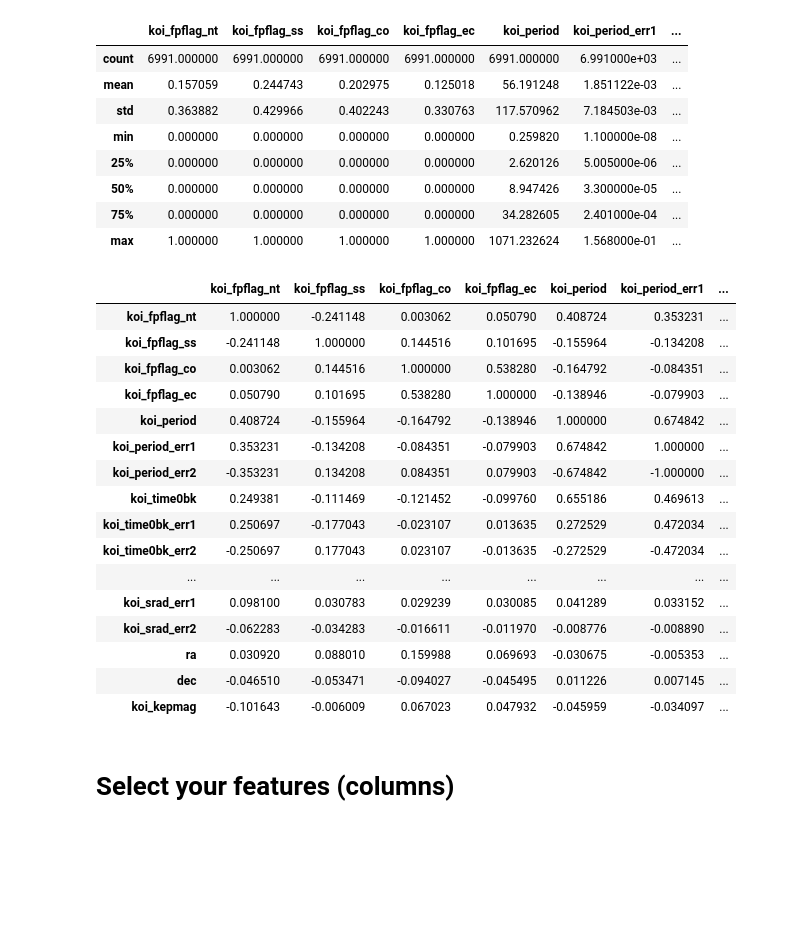
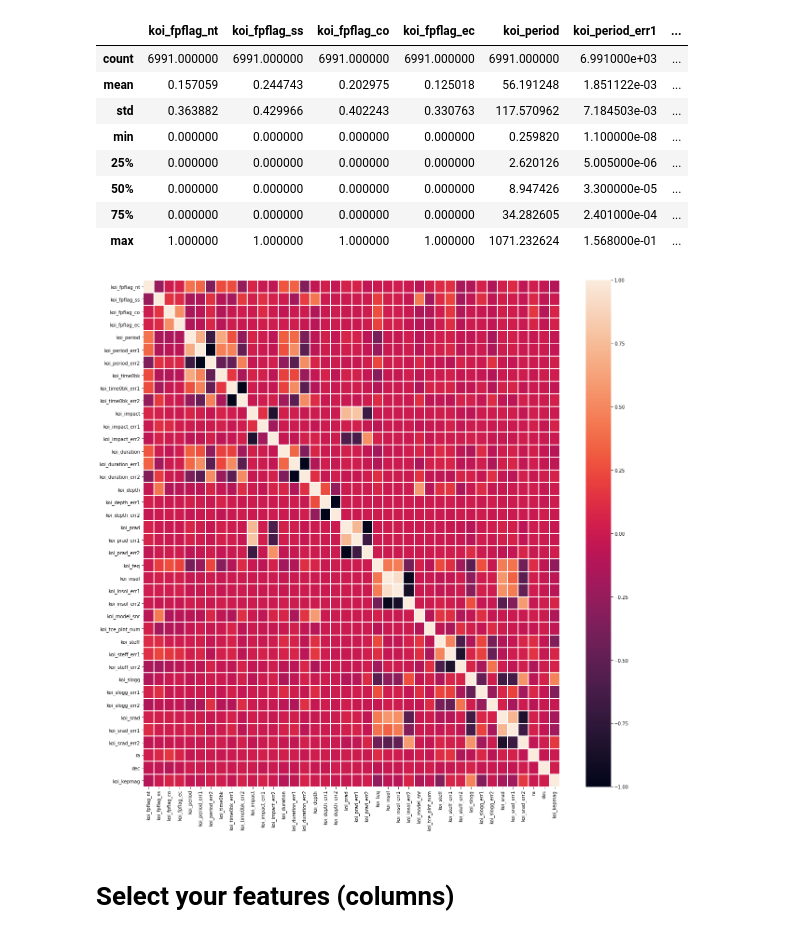
Before and after one commit to JeremyBrent/ML_NASA_Kepler_classification, a Jupyter notebook: starter_code/Pre-Processing.ipynb, the cells around one changed output. Drawn from its saved outputs; the diff is of its cells as text; code cells hidden in the pictures; blank space fills up the shorter version.

Commit message:
added seaborn heatmap of correlation matrix

```diff
--- a/starter_code/Pre-Processing.ipynb
+++ b/starter_code/Pre-Processing.ipynb
@@ -63,25 +64,12 @@ df.describe()
 | max | 1.000000 | 1.000000 | 1.000000 | 1.000000 | 1071.232624 | 1.568000e-01 | ... |
 # %%
 # Correlation matrix of inputs
-df.corr()
+corrMatrix = df.corr()
+plt.figure(figsize=(20,20))
+sns.heatmap(corrMatrix,linewidths=1)
+plt.show()
 # %% [output]
-|  | koi_fpflag_nt | koi_fpflag_ss | koi_fpflag_co | koi_fpflag_ec | koi_period | koi_period_err1 | ... |
-| koi_fpflag_nt | 1.000000 | -0.241148 | 0.003062 | 0.050790 | 0.408724 | 0.353231 | ... |
-| koi_fpflag_ss | -0.241148 | 1.000000 | 0.144516 | 0.101695 | -0.155964 | -0.134208 | ... |
-| koi_fpflag_co | 0.003062 | 0.144516 | 1.000000 | 0.538280 | -0.164792 | -0.084351 | ... |
-| koi_fpflag_ec | 0.050790 | 0.101695 | 0.538280 | 1.000000 | -0.138946 | -0.079903 | ... |
-| koi_period | 0.408724 | -0.155964 | -0.164792 | -0.138946 | 1.000000 | 0.674842 | ... |
-| koi_period_err1 | 0.353231 | -0.134208 | -0.084351 | -0.079903 | 0.674842 | 1.000000 | ... |
-| koi_period_err2 | -0.353231 | 0.134208 | 0.084351 | 0.079903 | -0.674842 | -1.000000 | ... |
-| koi_time0bk | 0.249381 | -0.111469 | -0.121452 | -0.099760 | 0.655186 | 0.469613 | ... |
-| koi_time0bk_err1 | 0.250697 | -0.177043 | -0.023107 | 0.013635 | 0.272529 | 0.472034 | ... |
-| koi_time0bk_err2 | -0.250697 | 0.177043 | 0.023107 | -0.013635 | -0.272529 | -0.472034 | ... |
-| ... | ... | ... | ... | ... | ... | ... | ... |
-| koi_srad_err1 | 0.098100 | 0.030783 | 0.029239 | 0.030085 | 0.041289 | 0.033152 | ... |
-| koi_srad_err2 | -0.062283 | -0.034283 | -0.016611 | -0.011970 | -0.008776 | -0.008890 | ... |
-| ra | 0.030920 | 0.088010 | 0.159988 | 0.069693 | -0.030675 | -0.005353 | ... |
-| dec | -0.046510 | -0.053471 | -0.094027 | -0.045495 | 0.011226 | 0.007145 | ... |
-| koi_kepmag | -0.101643 | -0.006009 | 0.067023 | 0.047932 | -0.045959 | -0.034097 | ... |
+[figure, added]
 # %% [markdown]
 # Select your features (columns)
 # %%
```
Also changed, not shown: parts of 3 cells of this notebook.
